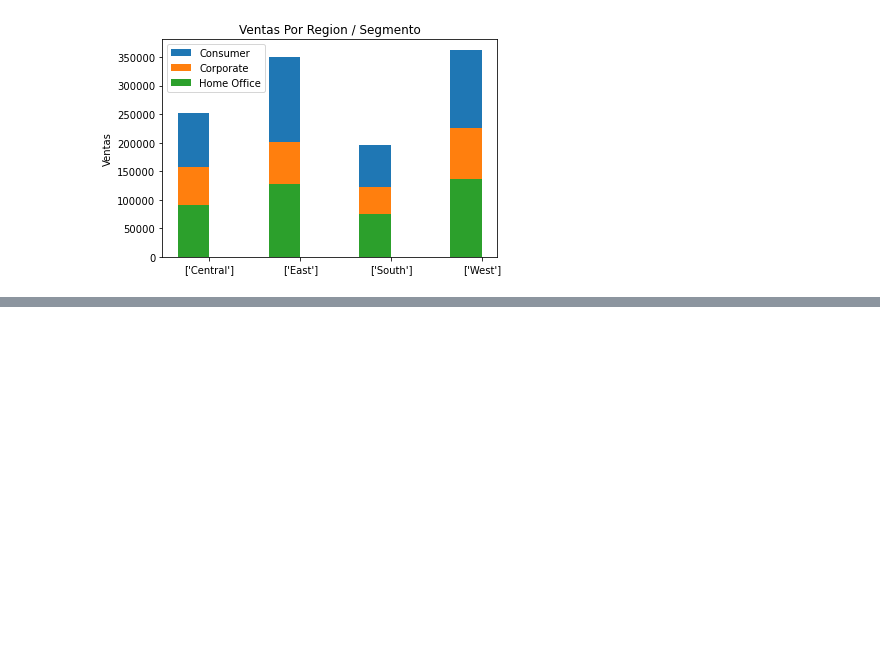
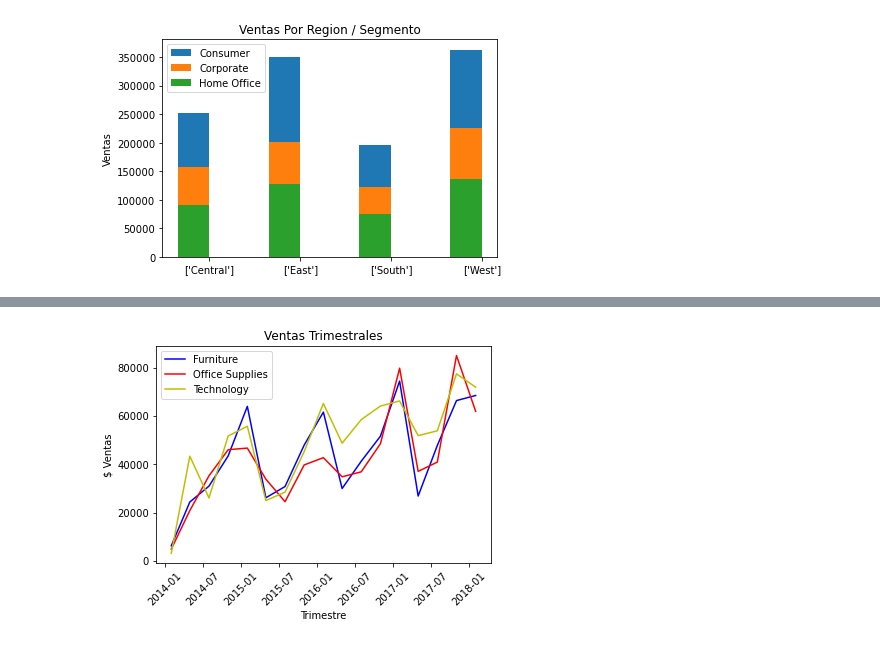
Before and after one commit to frluenga/Data_viz_BI, a Jupyter notebook: Data_viz_with_python.ipynb, the cells around one changed output, grey strips where cells are left out. Saved outputs shown, nothing was run; the diff lists cells and outputs as text; code cells hidden in the pictures; blank space fills up the shorter version.

```diff
--- a/Data_viz_with_python.ipynb
+++ b/Data_viz_with_python.ipynb
@@ -67,0 +129,13 @@ plt.show()
+# %%
+df['Order Date'] = pd.to_datetime(
+    df['Order Date'],
+    errors = 'coerse',
+    format = '%m/%d/%Y'
+)
+
+df_catg = df[['Order Date','Category','Sales']].groupby(['Category',pd.Grouper(key = 'Order Date',freq='3M')]).sum()
+df_catg = df_catg.reset_index()
+
+df_fur = df_catg[df_catg['Category'].isin(['Furniture'])].reset_index()
+df_ofc = df_catg[df_catg['Category'].isin(['Office Supplies'])].reset_index()
+df_tec = df_catg[df_catg['Category'].isin(['Technology'])].reset_index()
@@ -67,0 +161,22 @@ plt.show()
+# %%
+xdata1 = df_fur['Order Date']
+xdata2 = df_ofc['Order Date']
+xdata3 = df_tec['Order Date']
+
+ydata1 = df_fur['Sales']
+ydata2 = df_ofc['Sales']
+ydata3 = df_tec['Sales']
+# %%
+fig = plt.figure()
+ax = fig.add_subplot(1,1,1)
+
+ax.plot(xdata1,ydata1,color='b',label='Furniture')
+ax.plot(xdata2,ydata2,color='r',label='Office Supplies')
+ax.plot(xdata3,ydata3,color='y',label='Technology')
+
+ax.set(xlabel='Trimestre',ylabel='$ Ventas',title='Ventas Trimestrales')
+ax.legend()
+plt.xticks(rotation=45)
+plt.show()
+# %% [output]
+[figure, added]
```
Also changed, not shown: parts of 5 cells of this notebook.
